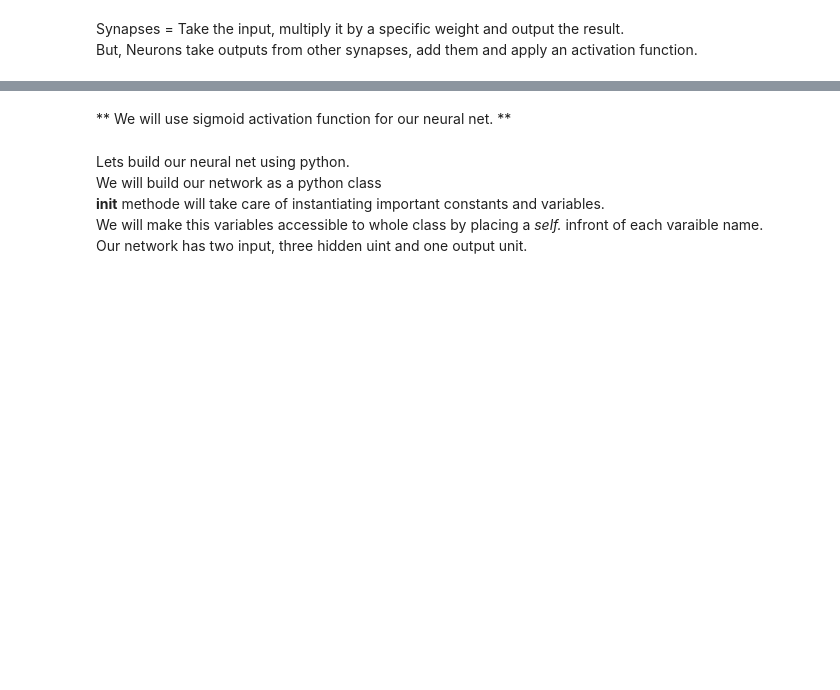
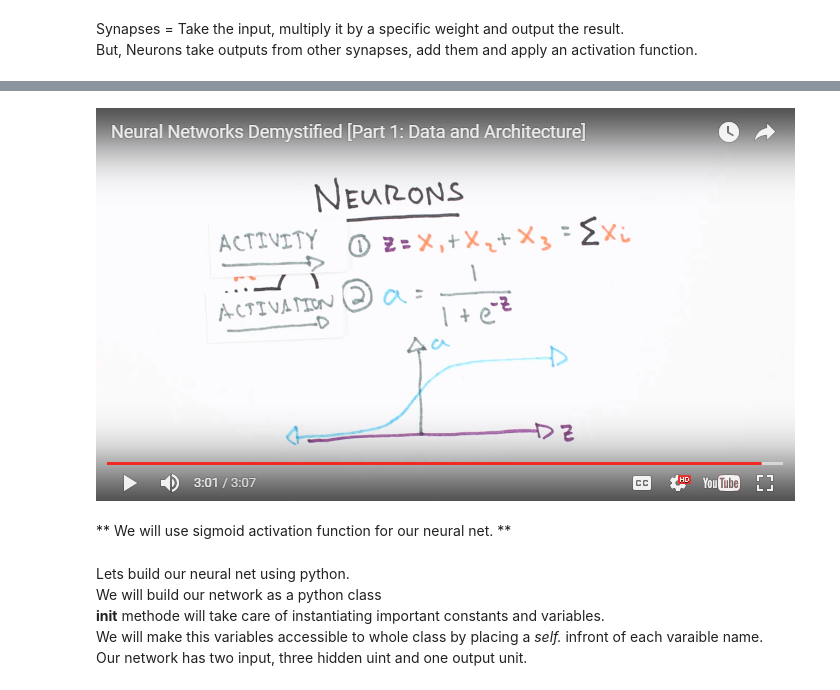
Before and after one commit to snbhanja/Neural_Networks-WelchLabs, a Jupyter notebook: Neural_Networks-By_Welch_labs_Part1.ipynb, the cells around one changed output, grey strips where cells are left out. Cells and saved outputs as stored; diff of their text form; code cells hidden in the pictures; blank space fills up the shorter version.

```diff
--- a/Neural_Networks-By_Welch_labs_Part1.ipynb
+++ b/Neural_Networks-By_Welch_labs_Part1.ipynb
@@ -65,3 +64,8 @@ Screenshot from welch labs tutorial
+# %%
+Image(filename="nn2.png")
+#Screenshot from welch labs tutorial
+# %% [output]
+[figure, added]
 # %% [markdown]
 ** We will use sigmoid activation function for our neural net. **
 # %% [markdown]
```
Also changed, not shown: parts of 40 cells of this notebook.
